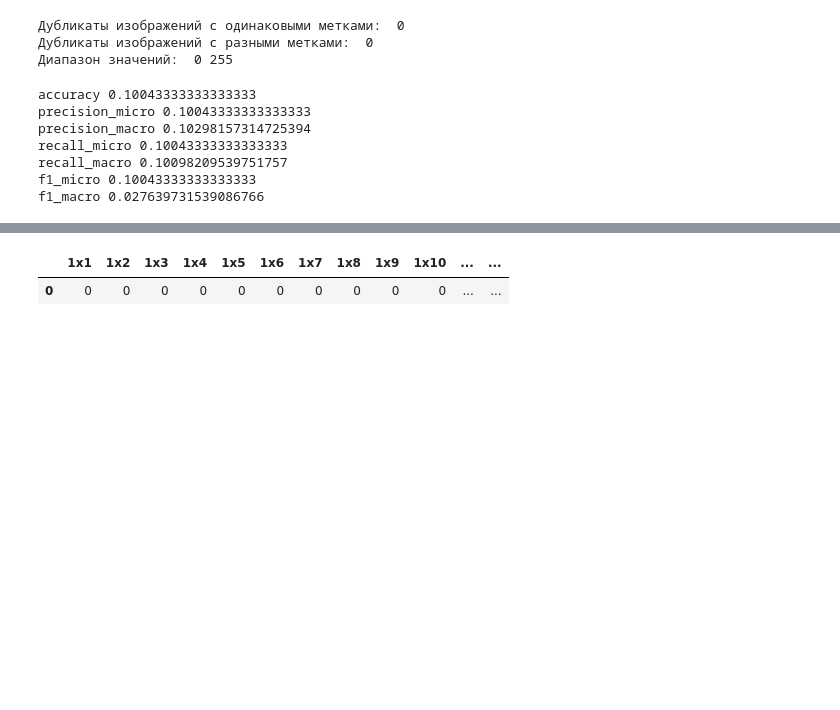
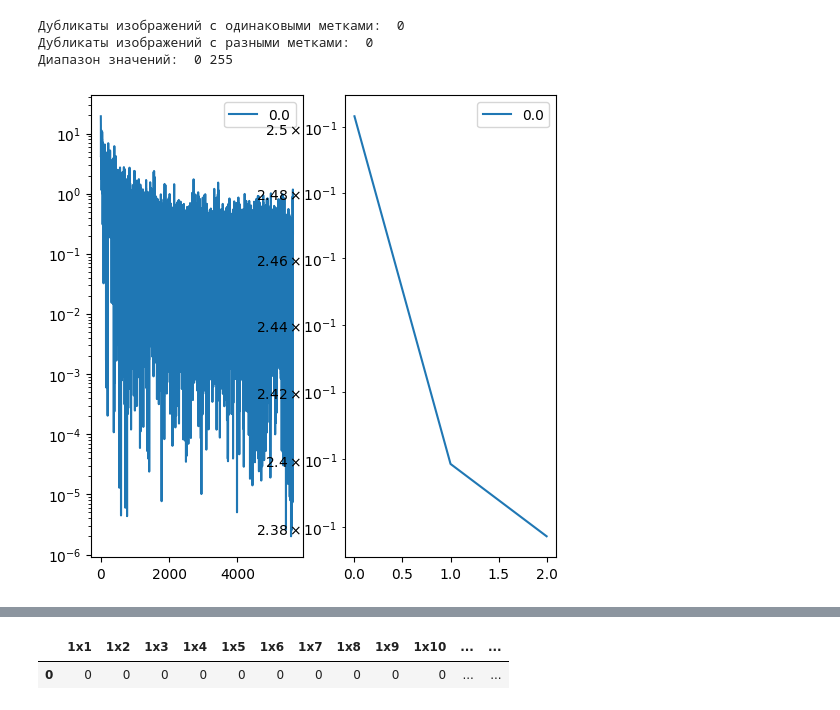
Before and after one commit to BorisVIkVik/MNIST_VALIDATION_LAB, a Jupyter notebook: Lab.ipynb, the cells around one changed output, grey strips where cells are left out. Saved outputs shown, nothing was run; the diff lists cells and outputs as text; code cells hidden in the pictures; blank space fills up the shorter version.

```diff
--- a/Lab.ipynb
+++ b/Lab.ipynb
@@ -204,46 +205,55 @@ class NeuralNetwork(nn.Module):
         x = self.l2(x)
         return x
 # %%
-BATCH_SIZE = 128
+BATCH_SIZE = 32
 EPOCHS = 3
+test_label = []
 
-fig, axes = plt.subplots(nrows=2, ncols=1, figsize=(4, 4))
-for p_val in range(0, 10, 2):
+fig, axes = plt.subplots(nrows=1, ncols=2, figsize=(6, 6))
+for p_val in range(0, 10, 10):
     model = NeuralNetwork(p_val * 0.1)
     opt = torch.optim.NAdam(model.parameters(), lr=3e-4)
     loss_func = nn.CrossEntropyLoss()
     losses = []
 
     test_loss = []
     for j in range(EPOCHS):
+        test_label = []
         labels = []
         for i in range(0, len(X), BATCH_SIZE):
             outputs = model(torch.Tensor(np.array(X[i:i+BATCH_SIZE], dtype=np.float32)))
             # print(outputs)
             labels += torch.argmax(outputs.detach(), dim=1)
             loss = loss_func(outputs, torch.tensor(np.array(y[i:i+BATCH_SIZE]), dtype=torch.long))
             loss.backward()
             opt.step()
             model.zero_grad()
             losses.append(loss.item())
         save_loss_test = []
         for i in range(0, len(X_test)):
             outputs = model(torch.Tensor(np.array(X_test[i:i+BATCH_SIZE], dtype=np.float32)))
             # print(outputs)
-            labels += torch.argmax(outputs.detach(), dim=1)
+            test_label += torch.argmax(outputs.detach(), dim=1)
             loss = loss_func(outputs, torch.tensor(np.array(y_test[i:i+BATCH_SIZE]), dtype=torch.long))
             save_loss_test.append(loss.item())
         test_loss.append(torch.tensor(save_loss_test).mean())
 
 
 
     axes[0].plot(losses, label=f'{p_val * 0.1}')
     axes[1].plot(test_loss, label=f'{p_val * 0.1}')
-plt.legend()
-plt.yscale('log')
-# plt.loglog()
-plt.ylim(0, 3)
+
+axes[0].legend()
+# axes[0].set_ylim(0, 4)
+axes[1].legend()
+axes[0].set_yscale('log')
+axes[1].set_yscale('log')
+# plt.yscale('log')
+# # plt.loglog()
+# plt.ylim(0, 3)
 plt.show()
+# %% [output]
+[figure, added]
 # %%
 # plt.plot(losses)
 # %%
@@ -254,29 +264,22 @@ plt.show()
 
 # Расчет метрик
 # labels = labels
-accuracy = accuracy_score(y, labels)
-precision_micro = precision_score(y, labels, average='micro')
-precision_macro = precision_score(y, labels, average='macro')
-recall_micro = recall_score(y, labels, average='micro')
-recall_macro = recall_score(y, labels, average='macro')
-f1_macro = f1_score(y, labels, average='macro')
-f1_micro = f1_score(y, labels, average='micro')
+def metrics_cals(y, labels):
+    accuracy = accuracy_score(y, labels)
+    precision_micro = precision_score(y, labels, average='micro')
+    precision_macro = precision_score(y, labels, average='macro')
+    recall_micro = recall_score(y, labels, average='micro')
+    recall_macro = recall_score(y, labels, average='macro')
+    f1_macro = f1_score(y, labels, average='macro')
+    f1_micro = f1_score(y, labels, average='micro')
 
-print('accuracy', accuracy)
-print('precision_micro', precision_micro)
-print('precision_macro', precision_macro)
-print('recall_micro', recall_micro)
-print('recall_macro', recall_macro)
-print('f1_micro', f1_micro)
-print('f1_macro', f1_macro)
+    print('accuracy', accuracy)
+    print('precision_micro', precision_micro)
+    print('precision_macro', precision_macro)
+    print('recall_micro', recall_micro)
+    print('recall_macro', recall_macro)
+    print('f1_micro', f1_micro)
+    print('f1_macro', f1_macro)
-# %% [output]
-accuracy 0.10043333333333333
-precision_micro 0.10043333333333333
-precision_macro 0.10298157314725394
-recall_micro 0.10043333333333333
-recall_macro 0.10098209539751757
-f1_micro 0.10043333333333333
-f1_macro 0.027639731539086766
 # %%
 
 
```
Also changed, not shown: parts of 17 cells of this notebook.
